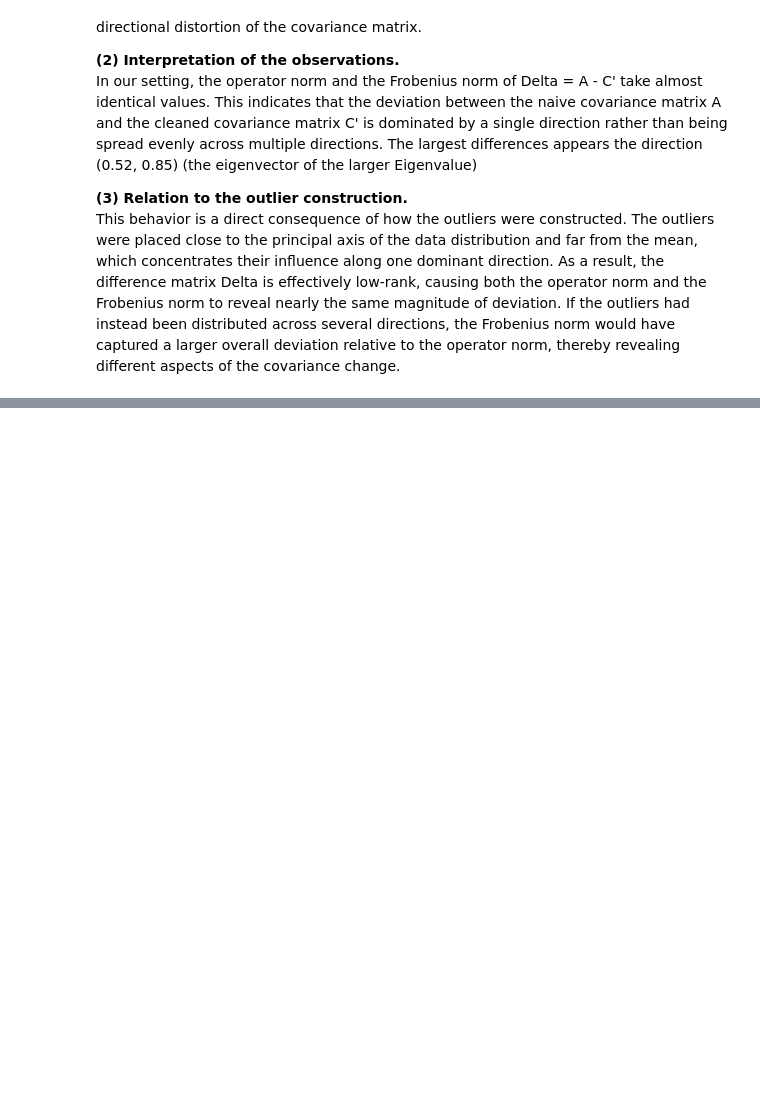
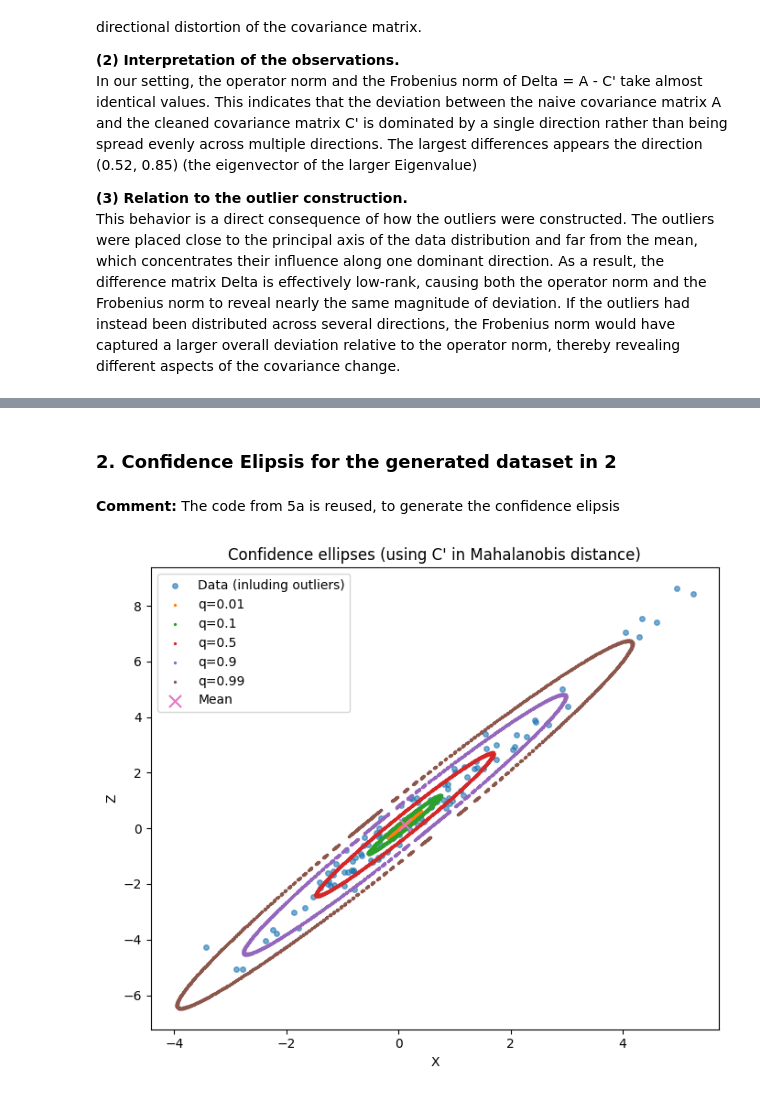
Before and after one commit to pbahde2/UL-Exercise-Sheet-8, a Jupyter notebook: ul_task8.ipynb, the cells around one changed output, grey strips where cells are left out. Cells and saved outputs as stored; diff of their text form; code cells hidden in the pictures; blank space fills up the shorter version.

```diff
--- a/ul_task8.ipynb
+++ b/ul_task8.ipynb
@@ -326,0 +382,41 @@ This behavior is a direct consequence of how the outliers were constructed. The
+# %% [markdown]
+### 2. Confidence Elipsis for the generated dataset in  2
+# %% [markdown]
+**Comment:** The code from 5a is reused, to generate the confidence elipsis
+# %%
+# Reuse the 2-D grid computed earlier to visualize confidence ellipses by plotting contours at chi^2 quantile thresholds.
+
+# Compute squared Mahalanobis distance on the grid using Sigma = C'
+C_prime_inv = np.linalg.inv(C_prime)
+
+d2 = mahalanobis_sq(grid, x_bar_clean, C_prime_inv)
+d2_grid = d2.reshape(XX.shape)
+
+# Confidence levels (q-quantiles of chi-square with df=2)
+q_list = [0.01, 0.1, 0.5, 0.9, 0.99]
+
+plt.figure(figsize=(7, 6))
+
+# Plot cleaned data points
+plt.scatter(data_with_outliers[:, 0], data_with_outliers[:, 1], s=16, alpha=0.6, label="Data (inluding outliers)")
+
+
+# Approximate each confidence ellipse by selecting grid points with d^2 close to the threshold
+for q in q_list:
+    c = chi2.ppf(q, df=2)              # chi^2_2(q) threshold for this ellipse
+    mask = np.abs(d2 - c) < EPS        # points close to the level set
+    pts = grid[mask]
+    plt.scatter(pts[:, 0], pts[:, 1], s=2, label=f"q={q}")
+
+
+# Mark the center (mean)
+plt.scatter(x_bar_clean[0], x_bar_clean[1], marker="x", s=90, label="Mean")
+
+plt.title("Confidence ellipses (using C' in Mahalanobis distance)")
+plt.xlabel("X")
+plt.ylabel("Z")
+plt.legend()
+plt.tight_layout()
+plt.show()
+# %% [output]
+[figure, added]
```
Also changed, not shown: parts of 6 cells of this notebook.
